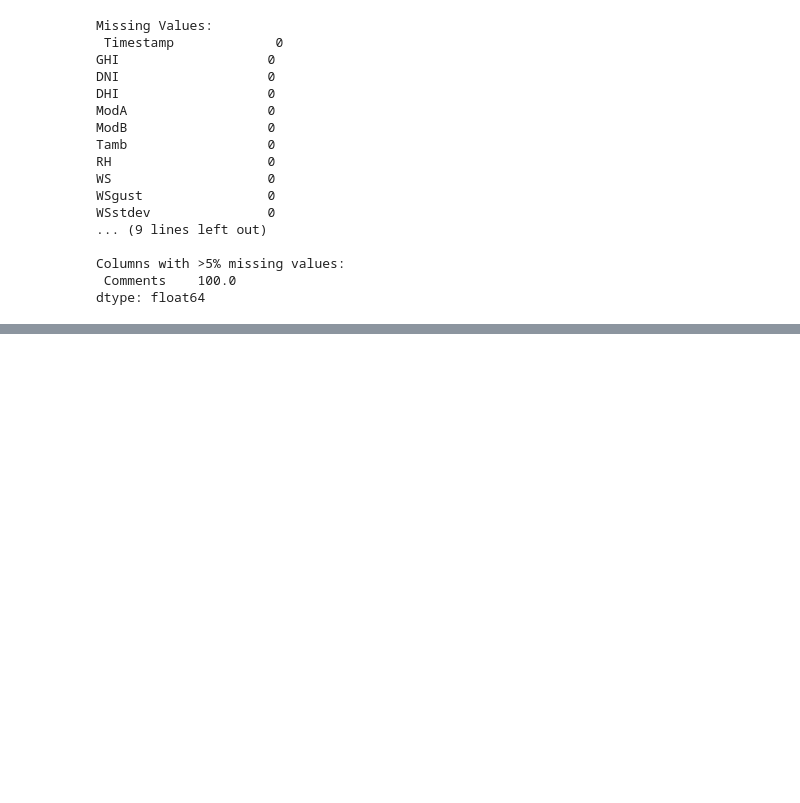
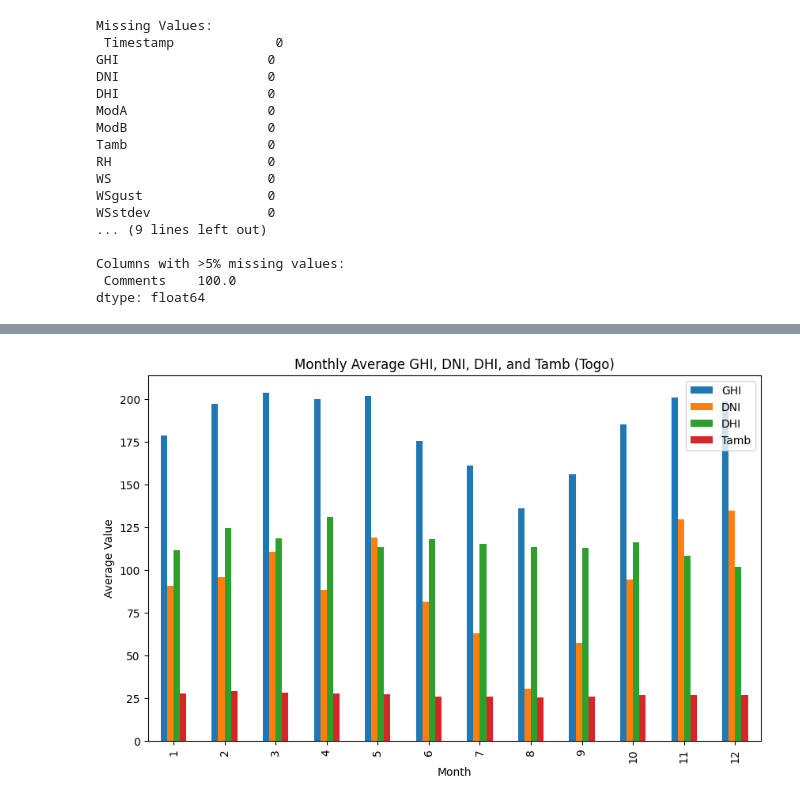
Before and after one commit to FasikaBelayneh/solar-challenge-week1, a Jupyter notebook: notebooks/togo_eda.ipynb, the cells around one changed output, grey strips where cells are left out. Drawn from its saved outputs; the diff is of its cells as text; code cells hidden in the pictures; blank space fills up the shorter version.

```diff
--- a/notebooks/togo_eda.ipynb
+++ b/notebooks/togo_eda.ipynb
@@ -94,0 +111,12 @@ df.to_csv('../data/togo_clean.csv', index=False)
+# %%
+df['Month'] = df['Timestamp'].dt.month
+monthly_stats = df.groupby('Month')[['GHI', 'DNI', 'DHI', 'Tamb']].mean()
+
+# Create bar chart
+monthly_stats.plot(kind='bar', figsize=(10, 6))
+plt.title('Monthly Average GHI, DNI, DHI, and Tamb (Togo)')
+plt.xlabel('Month')
+plt.ylabel('Average Value')
+plt.show()
+# %% [output]
+[figure, added]
```
Also changed, not shown: parts of 2 cells of this notebook.
